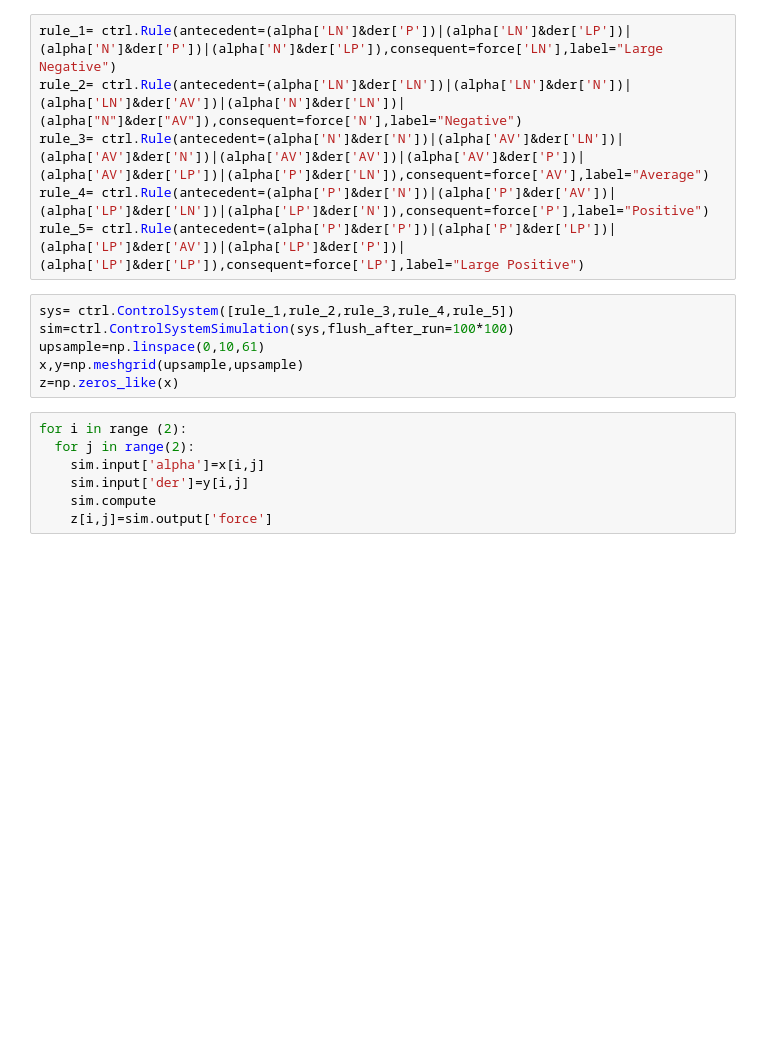
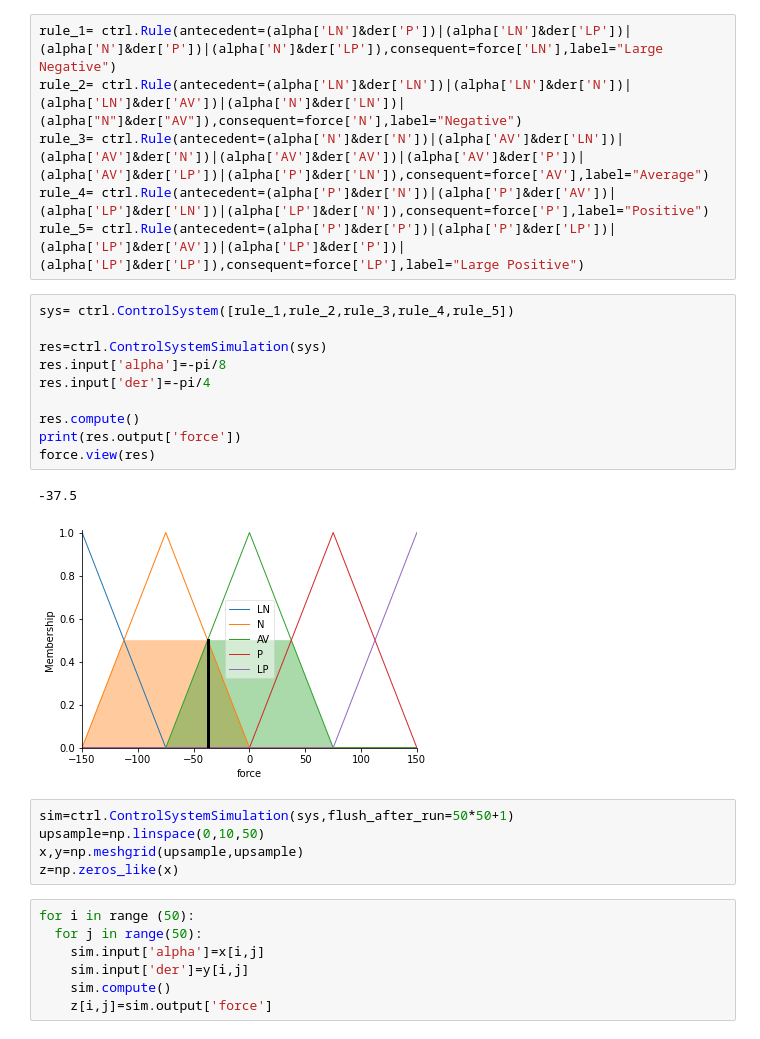
Before and after one commit to haviet12/Date_4_AI, a Jupyter notebook: con_lac_nguoc.ipynb, the cells around one changed output. Drawn from its saved outputs; the diff is of its cells as text; blank space fills up the shorter version.

```diff
--- a/con_lac_nguoc.ipynb
+++ b/con_lac_nguoc.ipynb
@@ -76,18 +67,30 @@ rule_2= ctrl.Rule(antecedent=(alpha['LN']&der['LN'])|(alpha['LN']&der['N'])|(alp
 rule_3= ctrl.Rule(antecedent=(alpha['N']&der['N'])|(alpha['AV']&der['LN'])|(alpha['AV']&der['N'])|(alpha['AV']&der['AV'])|(alpha['AV']&der['P'])|(alpha['AV']&der['LP'])|(alpha['P']&der['LN']),consequent=force['AV'],label="Average")
 rule_4= ctrl.Rule(antecedent=(alpha['P']&der['N'])|(alpha['P']&der['AV'])|(alpha['LP']&der['LN'])|(alpha['LP']&der['N']),consequent=force['P'],label="Positive")
 rule_5= ctrl.Rule(antecedent=(alpha['P']&der['P'])|(alpha['P']&der['LP'])|(alpha['LP']&der['AV'])|(alpha['LP']&der['P'])|(alpha['LP']&der['LP']),consequent=force['LP'],label="Large Positive")
+# %%
+sys= ctrl.ControlSystem([rule_1,rule_2,rule_3,rule_4,rule_5])
+
+res=ctrl.ControlSystemSimulation(sys)
+res.input['alpha']=-pi/8
+res.input['der']=-pi/4
+
+res.compute()
+print(res.output['force'])
+force.view(res)
+# %% [output]
+-37.5
+[figure, added]
 # %%
-sys= ctrl.ControlSystem([rule_1,rule_2,rule_3,rule_4,rule_5])
-sim=ctrl.ControlSystemSimulation(sys,flush_after_run=100*100)
-upsample=np.linspace(0,10,61)
+sim=ctrl.ControlSystemSimulation(sys,flush_after_run=50*50+1)
+upsample=np.linspace(0,10,50)
 x,y=np.meshgrid(upsample,upsample)
 z=np.zeros_like(x)
 # %%
-for i in range (2):
-  for j in range(2):
+for i in range (50):
+  for j in range(50):
     sim.input['alpha']=x[i,j]
     sim.input['der']=y[i,j]
-    sim.compute
+    sim.compute()
     z[i,j]=sim.output['force']
 # %%
 fig = plt.figure(figsize=(8,8))
```
Also changed, not shown: parts of 2 cells of this notebook.
